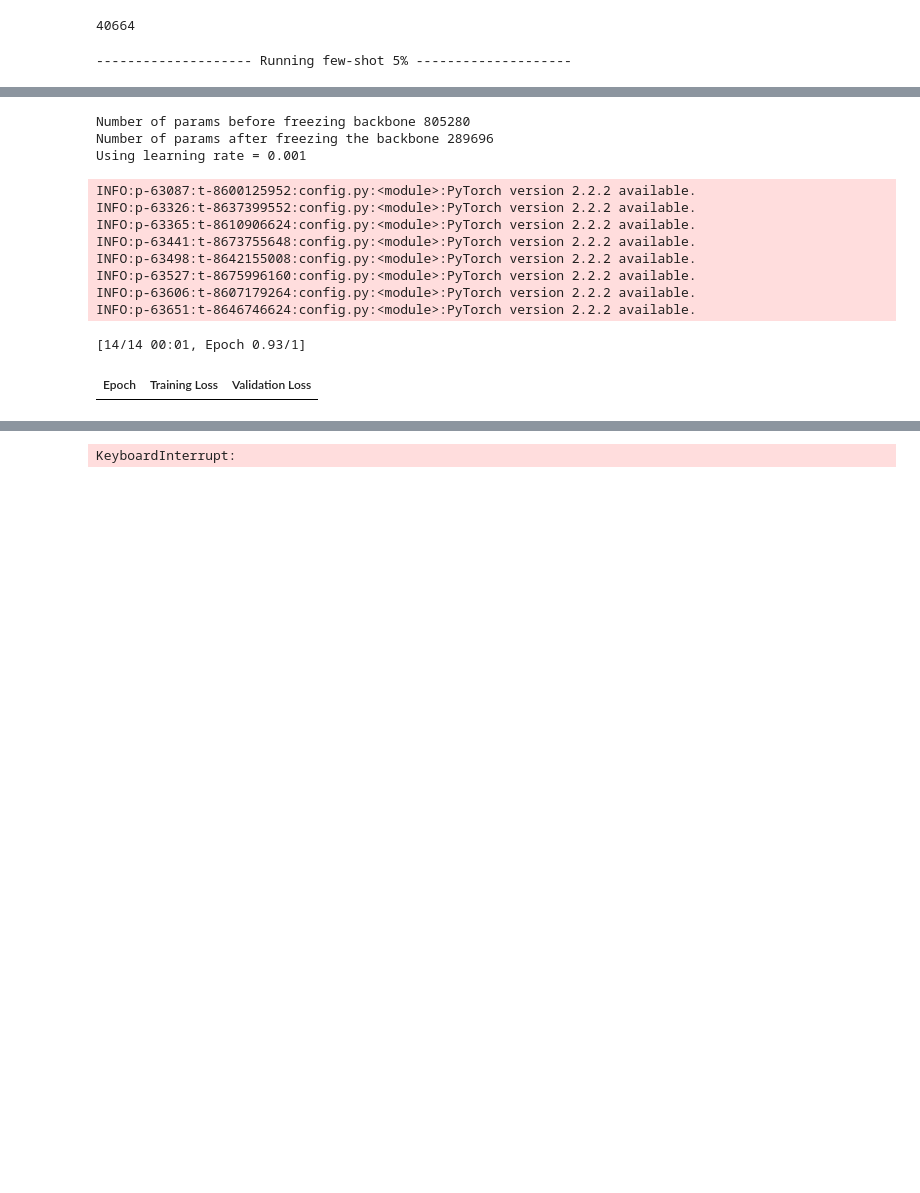
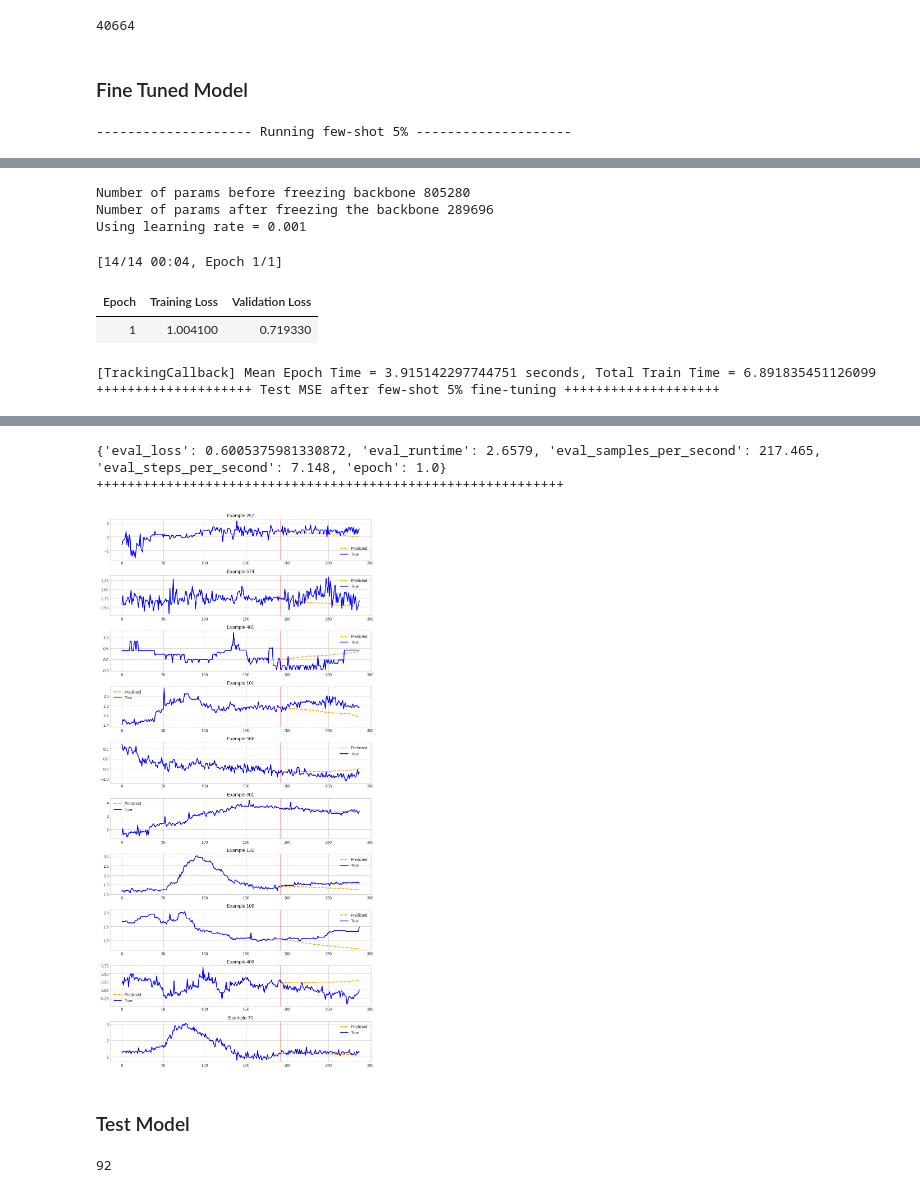
Before and after one commit to wllchrst/jwp-datavidia, a Jupyter notebook: t.ipynb, the cells around one changed output, grey strips where cells are left out. Saved outputs shown, nothing was run; the diff lists cells and outputs as text; code cells hidden in the pictures; blank space fills up the shorter version.

Commit message:
feat: prediction using test dataset

```diff
--- a/t.ipynb
+++ b/t.ipynb
@@ -63,8 +61,10 @@ scaler = StandardScaler()
 # %%
 # Dataset
 TARGET_DATASET = "datavidia"
-dataset_path = "./AdditionalDataset/training_dataset.csv"
-test_dataset_path = "./AdditionalDataset/testing_dataset.csv"
+# dataset_path = "./AdditionalDataset/training_dataset.csv"
+# test_dataset_path = "./AdditionalDataset/testing_dataset.csv"
+dataset_path = "./training_dataset.csv"
+test_dataset_path = "./testing_dataset.csv"
 timestamp_column = "Date"
 id_columns = ['commodity', 'province']
 target_columns = ['price']
@@ -129,6 +131,8 @@ test_data['price'] = 0
 len(test_data)
 # %% [output]
 40664
+# %% [markdown]
+### Fine Tuned Model
 # %%
 def fewshot_finetune_eval(
     dataset_name,
@@ -284,13 +288,7 @@ def fewshot_finetune_eval(
 
     predictions_np = predictions_dict.predictions[0]
 
-    print(predictions_np.shape)
-
-    # get backbone embeddings (if needed for further analysis)
-
     backbone_embedding = predictions_dict.predictions[1]
-
-    print(backbone_embedding.shape)
 
     # plot
     plot_predictions(
@@ -301,7 +299,7 @@ def fewshot_finetune_eval(
         channel=0,
     )
 
-    return finetune_forecast_trainer
+    return finetune_forecast_trainer, tsp
 # %%
 # fewshot_finetune_eval(
 #     dataset_name=TARGET_DATASET,
@@ -313,7 +311,7 @@ def fewshot_finetune_eval(
 #     num_epochs=20
 # )
 
-fewshot_finetune_eval(
+finetuned_trainer, tsp = fewshot_finetune_eval(
     dataset_name=TARGET_DATASET,
     context_length=CONTEXT_LENGTH,
     forecast_length=PREDICTION_LENGTH,
@@ -330,13 +328,8 @@ INFO:p-60564:t-8603959808:get_model.py:get_model:[TTM] context_length = 512, pre
 Number of params before freezing backbone 805280
 Number of params after freezing the backbone 289696
 Using learning rate = 0.001
-INFO:p-63087:t-8600125952:config.py:<module>:PyTorch version 2.2.2 available.
-INFO:p-63326:t-8637399552:config.py:<module>:PyTorch version 2.2.2 available.
-INFO:p-63365:t-8610906624:config.py:<module>:PyTorch version 2.2.2 available.
-INFO:p-63441:t-8673755648:config.py:<module>:PyTorch version 2.2.2 available.
-INFO:p-63498:t-8642155008:config.py:<module>:PyTorch version 2.2.2 available.
-INFO:p-63527:t-8675996160:config.py:<module>:PyTorch version 2.2.2 available.
-INFO:p-63606:t-8607179264:config.py:<module>:PyTorch version 2.2.2 available.
-INFO:p-63651:t-8646746624:config.py:<module>:PyTorch version 2.2.2 available.
+[14/14 00:04, Epoch 1/1]
+| Epoch | Training Loss | Validation Loss |
+| 1 | 1.004100 | 0.719330 |
-[14/14 00:01, Epoch 0.93/1]
+[TrackingCallback] Mean Epoch Time = 3.915142297744751 seconds, Total Train Time = 6.891835451126099
+++++++++++++++++++++ Test MSE after few-shot 5% fine-tuning ++++++++++++++++++++
-| Epoch | Training Loss | Validation Loss |
@@ -343 +337,3 @@ INFO:p-63651:t-8646746624:config.py:<module>:PyTorch version 2.2.2 available.
-KeyboardInterrupt:
+{'eval_loss': 0.6005375981330872, 'eval_runtime': 2.6579, 'eval_samples_per_second': 217.465, 'eval_steps_per_second': 7.148, 'epoch': 1.0}
+++++++++++++++++++++++++++++++++++++++++++++++++++++++++++++
+[figure, added]
@@ -412,0 +340,2 @@ def predict_with_finetuned_model(
+# %% [markdown]
+### Test Model
@@ -412,0 +528,4 @@ def predict_with_finetuned_model(
+# %%
+len(set(test_data['Date']))
+# %% [output]
+92
```
Also changed, not shown: parts of 15 cells of this notebook.
